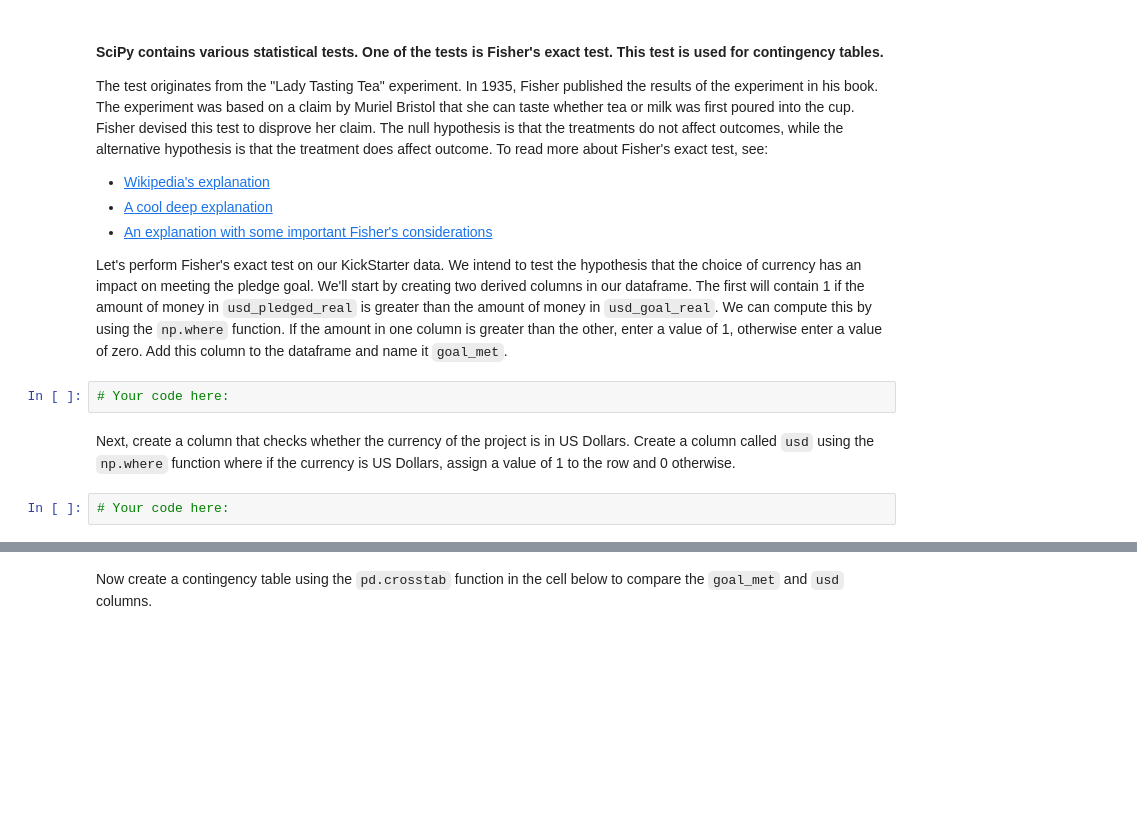
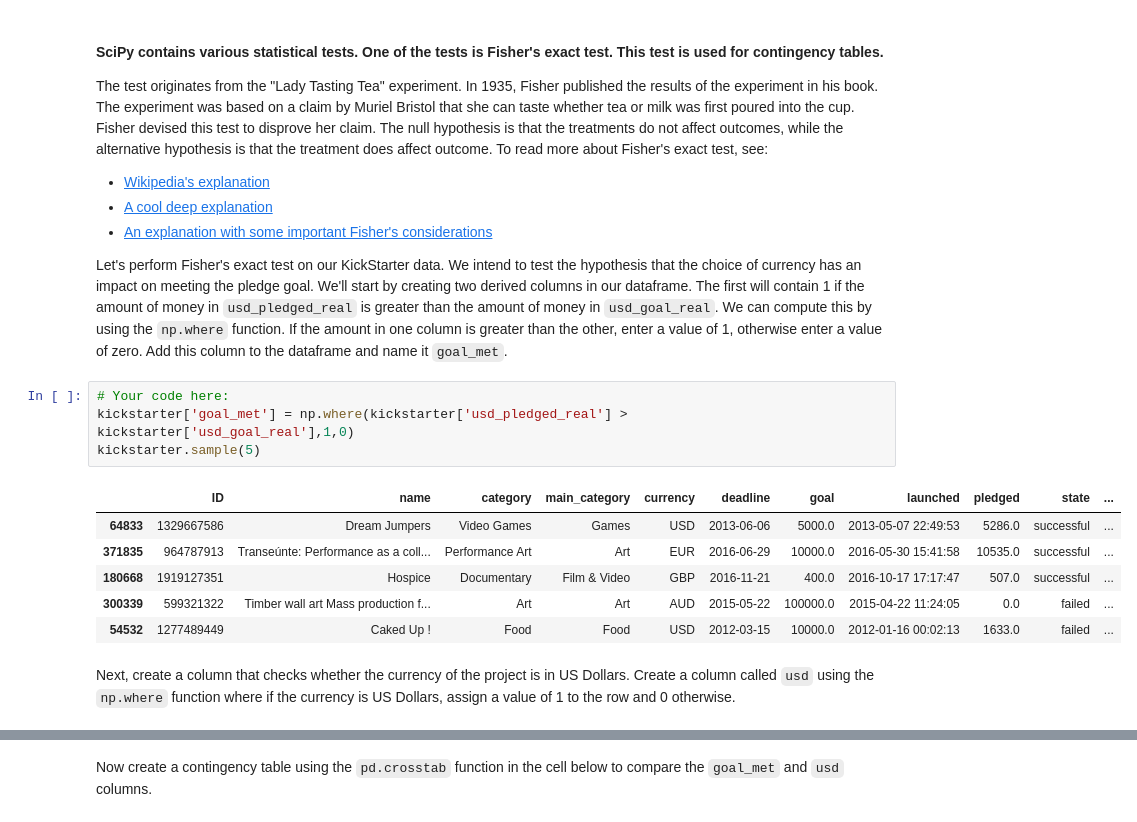
Before and after one commit to ta-data-pt-rmt/lab-intro-scipy, a Jupyter notebook: your-code/main.ipynb, the cells around one changed output, grey strips where cells are left out. Drawn from its saved outputs; the diff is of its cells as text; blank space fills up the shorter version.

```diff
--- a/your-code/main.ipynb
+++ b/your-code/main.ipynb
@@ -35,9 +59,16 @@ The test originates from the "Lady Tasting Tea" experiment. In 1935, Fisher publ
 * [An explanation with some important Fisher's considerations](http://b.link/significance76)
 
 Let's perform Fisher's exact test on our KickStarter data. We intend to test the hypothesis that the choice of currency has an impact on meeting the pledge goal. We'll start by creating two derived columns in our dataframe. The first will contain 1 if the amount of money in `usd_pledged_real` is greater than the amount of money in `usd_goal_real`. We can compute this by using the `np.where` function. If the amount in one column is greater than the other, enter a value of 1, otherwise enter a value of zero. Add this column to the dataframe and name it `goal_met`.
-# %%
-# Your code here:
+# %%
+# Your code here:
+kickstarter['goal_met'] = np.where(kickstarter['usd_pledged_real'] > kickstarter['usd_goal_real'],1,0)
+kickstarter.sample(5)
+# %% [output]
+|  | ID | name | category | main_category | currency | deadline | goal | launched | pledged | state | ... |
+| 64833 | 1329667586 | Dream Jumpers | Video Games | Games | USD | 2013-06-06 | 5000.0 | 2013-05-07 22:49:53 | 5286.0 | successful | ... |
+| 371835 | 964787913 | Transeúnte: Performance as a coll... | Performance Art | Art | EUR | 2016-06-29 | 10000.0 | 2016-05-30 15:41:58 | 10535.0 | successful | ... |
+| 180668 | 1919127351 | Hospice | Documentary | Film & Video | GBP | 2016-11-21 | 400.0 | 2016-10-17 17:17:47 | 507.0 | successful | ... |
+| 300339 | 599321322 | Timber wall art Mass production f... | Art | Art | AUD | 2015-05-22 | 100000.0 | 2015-04-22 11:24:05 | 0.0 | failed | ... |
+| 54532 | 1277489449 | Caked Up ! | Food | Food | USD | 2012-03-15 | 10000.0 | 2012-01-16 00:02:13 | 1633.0 | failed | ... |
 # %% [markdown]
 Next, create a column that checks whether the currency of the project is in US Dollars. Create a column called `usd` using the `np.where` function where if the currency is US Dollars, assign a value of 1 to the row and 0 otherwise.
-# %%
-# Your code here:
```
Also changed, not shown: parts of 19 cells of this notebook.
